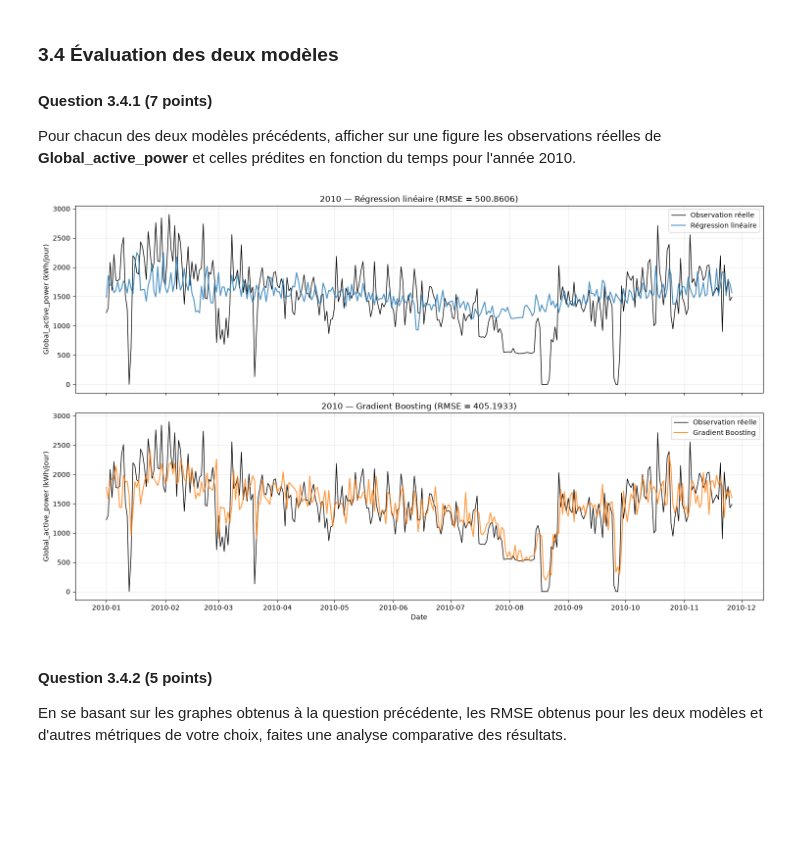
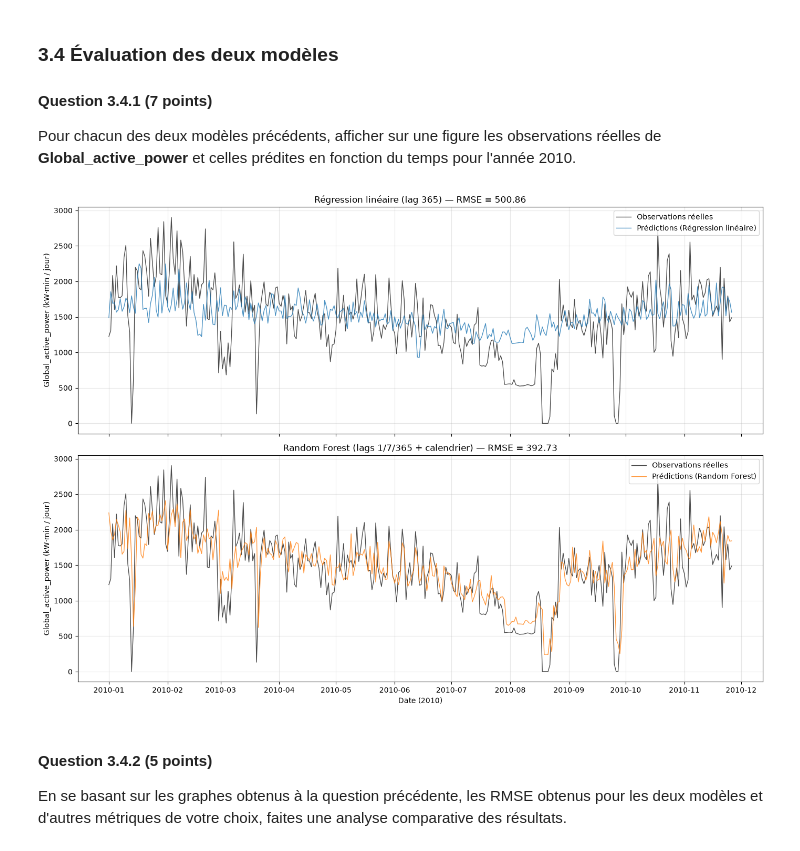
Before and after one commit to ayoubm85/INF8111_TP1, a Jupyter notebook: TP1_Marfouk_Oumerhouch_Sejjari.ipynb, the cells around one changed output. Cells and saved outputs as stored; diff of their text form; code cells hidden in the pictures; blank space fills up the shorter version.

Commit message:
switch non-linear model to random forest

```diff
--- a/TP1_Marfouk_Oumerhouch_Sejjari.ipynb
+++ b/TP1_Marfouk_Oumerhouch_Sejjari.ipynb
@@ -576,27 +620,30 @@ Le modèle obtient une **RMSE de 405,1933 kWh/jour**, soit une amélioration rel
 #### Question 3.4.1 (7 points)
 Pour chacun des deux modèles précédents, afficher sur une figure les observations réelles de **Global_active_power** et celles prédites en fonction du temps pour l'année 2010.
 # %%
-fig, axes = plt.subplots(2, 1, figsize=(15, 9), sharex=True)
+# TO DO - Question 3.4.1
+fig, axes = plt.subplots(2, 1, figsize=(14, 10), sharex=True)
 
-axes[0].plot(y_test_ts.index, y_test_ts, label="Observation réelle", color="black", linewidth=1)
-axes[0].plot(y_test_ts.index, y_pred_lineaire, label="Régression linéaire", color="tab:blue", alpha=0.8)
-axes[0].set_title(f"2010 — Régression linéaire (RMSE = {rmse_lineaire:.4f})")
-axes[0].set_ylabel("Global_active_power (kWh/jour)")
-axes[0].legend()
-axes[0].grid(alpha=0.25)
+# --- Régression linéaire ---
+axes[0].plot(test_ts.index, y_test_ts.values, label="Observations réelles", color="black", alpha=0.7, linewidth=1)
+axes[0].plot(test_ts.index, y_pred_lr_ts, label="Prédictions (Régression linéaire)", color="tab:blue", alpha=0.8, linewidth=1)
+axes[0].set_title(f"Régression linéaire (lag 365) — RMSE = {rmse_lr_ts:.2f}")
+axes[0].set_ylabel("Global_active_power (kW·min / jour)")
+axes[0].legend(loc="upper right")
+axes[0].grid(True, alpha=0.3)
 
-axes[1].plot(y_test_ts.index, y_test_ts, label="Observation réelle", color="black", linewidth=1)
-axes[1].plot(y_test_modele.index, y_pred_nonlineaire, label="Gradient Boosting", color="tab:orange", alpha=0.8)
-axes[1].set_title(f"2010 — Gradient Boosting (RMSE = {rmse_nonlineaire:.4f})")
-axes[1].set_xlabel("Date")
-axes[1].set_ylabel("Global_active_power (kWh/jour)")
-axes[1].legend()
-axes[1].grid(alpha=0.25)
+# --- Random Forest ---
+axes[1].plot(test_ts2.index, y_test_ts2.values, label="Observations réelles", color="black", alpha=0.7, linewidth=1)
+axes[1].plot(test_ts2.index, y_pred_rf, label="Prédictions (Random Forest)", color="tab:orange", alpha=0.8, linewidth=1)
+axes[1].set_title(f"Random Forest (lags 1/7/365 + calendrier) — RMSE = {rmse_rf:.2f}")
+axes[1].set_xlabel("Date (2010)")
+axes[1].set_ylabel("Global_active_power (kW·min / jour)")
+axes[1].legend(loc="upper right")
+axes[1].grid(True, alpha=0.3)
 
 plt.tight_layout()
 plt.show()
 # %% [output]
-[figure, old version]
+[figure, new version]
 # %% [markdown]
 #### Question 3.4.2  (5 points)
 En se basant sur les graphes obtenus à la question précédente, les RMSE obtenus pour les deux modèles et d'autres métriques de votre choix, faites une analyse comparative des résultats.
```
Also changed, not shown: parts of 9 cells of this notebook, 1 other file.
